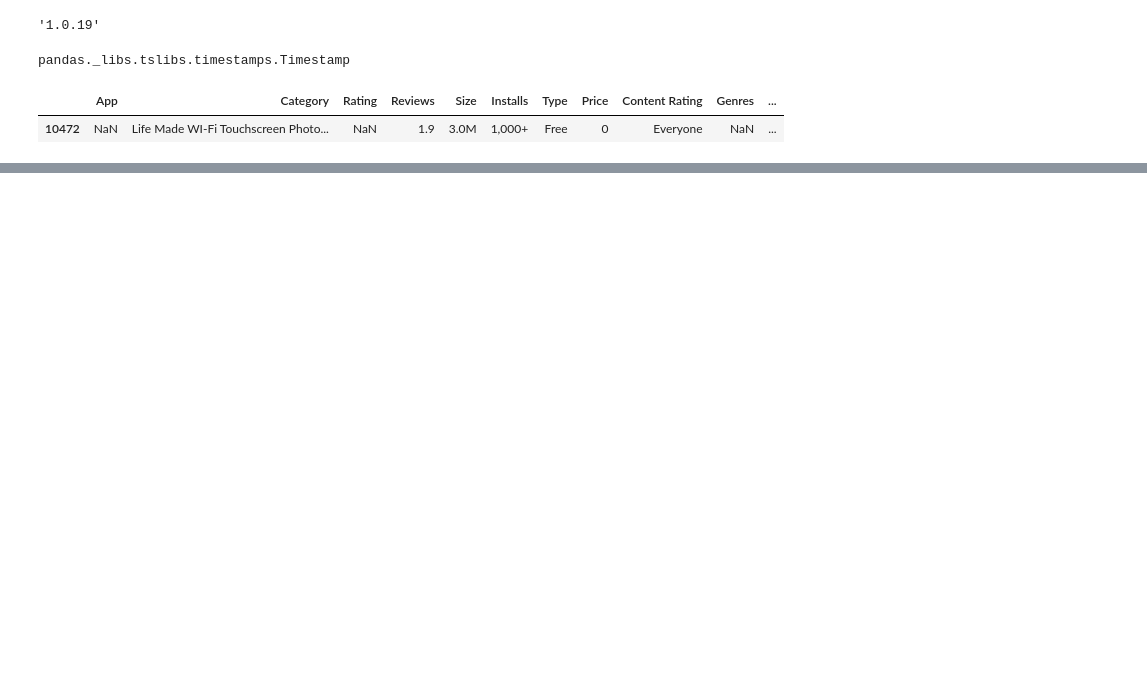
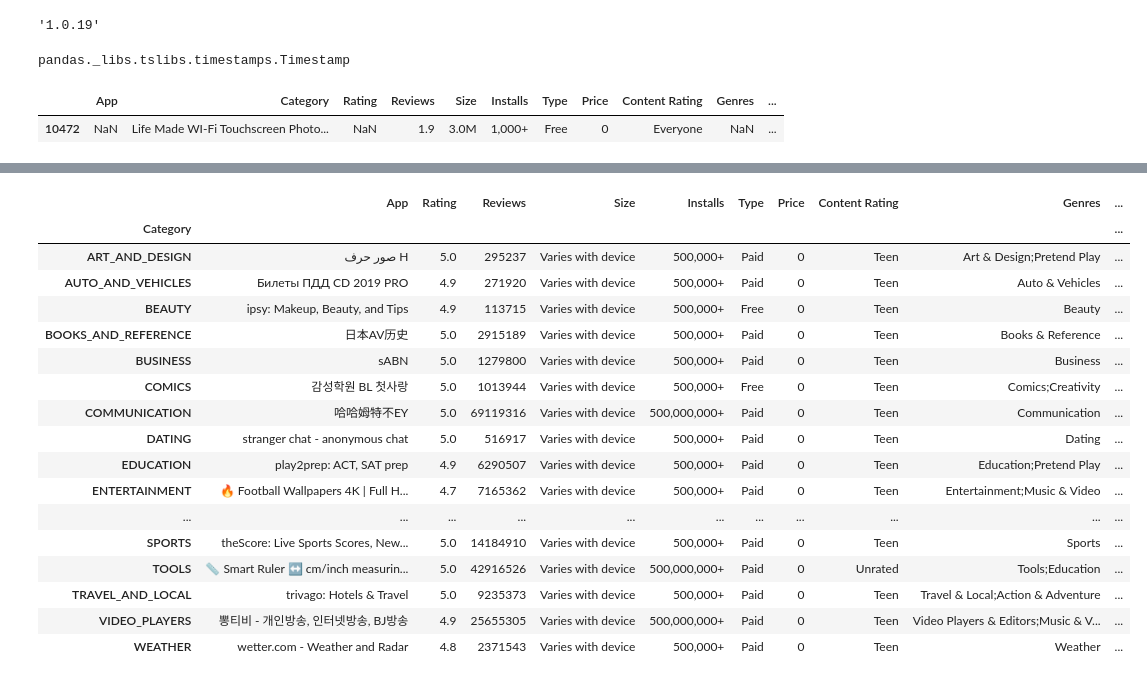
Before and after one commit to souravskr/Google-Play-Store-Analysis, a Jupyter notebook: Project/project.ipynb, the cells around one changed output, grey strips where cells are left out. Saved outputs shown, nothing was run; the diff lists cells and outputs as text; code cells hidden in the pictures; blank space fills up the shorter version.

```diff
--- a/Project/project.ipynb
+++ b/Project/project.ipynb
@@ -83,0 +86,21 @@ data
+# %%
+groupedData.max()
+# %% [output]
+|  | App | Rating | Reviews | Size | Installs | Type | Price | Content Rating | Genres | ... |
+| Category |  |  |  |  |  |  |  |  |  | ... |
+| ART_AND_DESIGN | صور حرف H | 5.0 | 295237 | Varies with device | 500,000+ | Paid | 0 | Teen | Art & Design;Pretend Play | ... |
+| AUTO_AND_VEHICLES | Билеты ПДД CD 2019 PRO | 4.9 | 271920 | Varies with device | 500,000+ | Paid | 0 | Teen | Auto & Vehicles | ... |
+| BEAUTY | ipsy: Makeup, Beauty, and Tips | 4.9 | 113715 | Varies with device | 500,000+ | Free | 0 | Teen | Beauty | ... |
+| BOOKS_AND_REFERENCE | 日本AV历史 | 5.0 | 2915189 | Varies with device | 500,000+ | Paid | 0 | Teen | Books & Reference | ... |
+| BUSINESS | sABN | 5.0 | 1279800 | Varies with device | 500,000+ | Paid | 0 | Teen | Business | ... |
+| COMICS | 감성학원 BL 첫사랑 | 5.0 | 1013944 | Varies with device | 500,000+ | Free | 0 | Teen | Comics;Creativity | ... |
+| COMMUNICATION | 哈哈姆特不EY | 5.0 | 69119316 | Varies with device | 500,000,000+ | Paid | 0 | Teen | Communication | ... |
+| DATING | stranger chat - anonymous chat | 5.0 | 516917 | Varies with device | 500,000+ | Paid | 0 | Teen | Dating | ... |
+| EDUCATION | play2prep: ACT, SAT prep | 4.9 | 6290507 | Varies with device | 500,000+ | Paid | 0 | Teen | Education;Pretend Play | ... |
+| ENTERTAINMENT | 🔥 Football Wallpapers 4K | Full H... | 4.7 | 7165362 | Varies with device | 500,000+ | Paid | 0 | Teen | Entertainment;Music & Video | ... |
+| ... | ... | ... | ... | ... | ... | ... | ... | ... | ... | ... |
+| SPORTS | theScore: Live Sports Scores, New... | 5.0 | 14184910 | Varies with device | 500,000+ | Paid | 0 | Teen | Sports | ... |
+| TOOLS | 📏 Smart Ruler ↔️ cm/inch measurin... | 5.0 | 42916526 | Varies with device | 500,000,000+ | Paid | 0 | Unrated | Tools;Education | ... |
+| TRAVEL_AND_LOCAL | trivago: Hotels & Travel | 5.0 | 9235373 | Varies with device | 500,000+ | Paid | 0 | Teen | Travel & Local;Action & Adventure | ... |
+| VIDEO_PLAYERS | 뽕티비 - 개인방송, 인터넷방송, BJ방송 | 4.9 | 25655305 | Varies with device | 500,000,000+ | Paid | 0 | Teen | Video Players & Editors;Music & V... | ... |
+| WEATHER | wetter.com - Weather and Radar | 4.8 | 2371543 | Varies with device | 500,000+ | Paid | 0 | Teen | Weather | ... |
```
Also changed, not shown: parts of 11 cells of this notebook.
